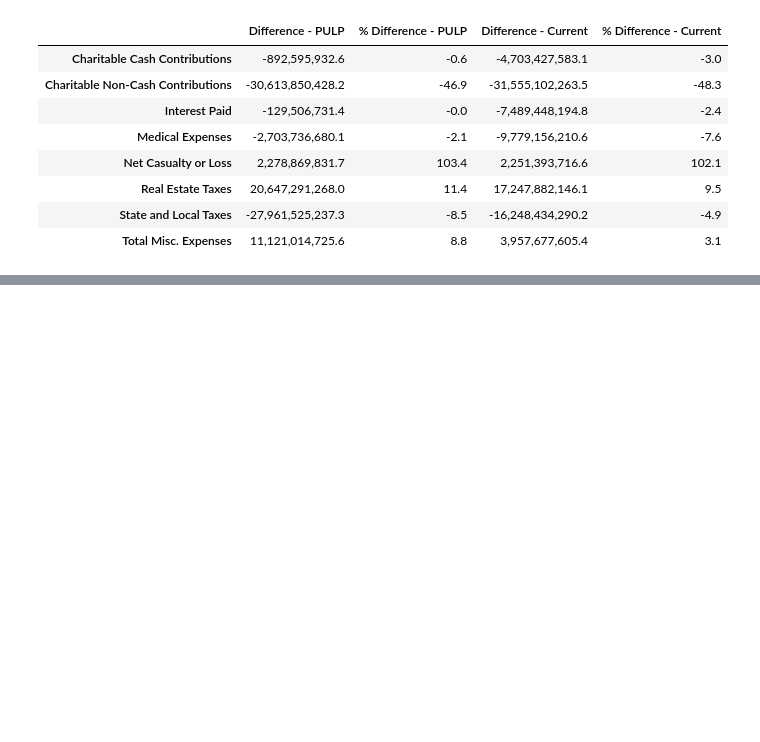
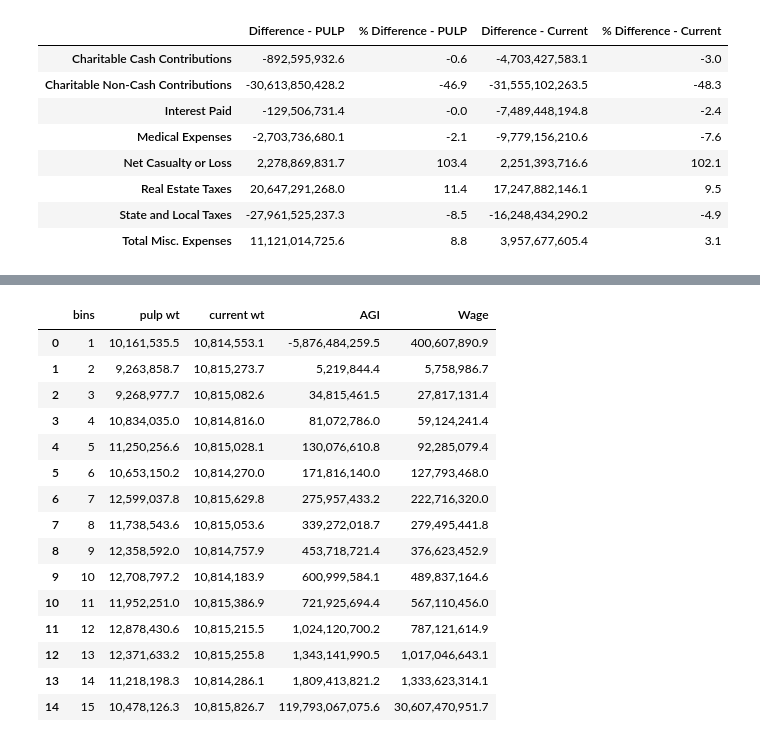
Before and after one commit to andersonfrailey/Notebook-Uploads, a Jupyter notebook: LP Comparisons - PULP.ipynb, the cells around one changed output, grey strips where cells are left out. Cells and saved outputs as stored; diff of their text form; code cells hidden in the pictures; blank space fills up the shorter version.

```diff
--- a/LP Comparisons - PULP.ipynb
+++ b/LP Comparisons - PULP.ipynb
@@ -362,0 +395,19 @@ show(f)
+# %%
+gpdf[['pulp wt', 'current wt', 'AGI', 'Wage']].sum()
+# %% [output]
+|  | bins | pulp wt | current wt | AGI | Wage |
+| 0 | 1 | 10,161,535.5 | 10,814,553.1 | -5,876,484,259.5 | 400,607,890.9 |
+| 1 | 2 | 9,263,858.7 | 10,815,273.7 | 5,219,844.4 | 5,758,986.7 |
+| 2 | 3 | 9,268,977.7 | 10,815,082.6 | 34,815,461.5 | 27,817,131.4 |
+| 3 | 4 | 10,834,035.0 | 10,814,816.0 | 81,072,786.0 | 59,124,241.4 |
+| 4 | 5 | 11,250,256.6 | 10,815,028.1 | 130,076,610.8 | 92,285,079.4 |
+| 5 | 6 | 10,653,150.2 | 10,814,270.0 | 171,816,140.0 | 127,793,468.0 |
+| 6 | 7 | 12,599,037.8 | 10,815,629.8 | 275,957,433.2 | 222,716,320.0 |
+| 7 | 8 | 11,738,543.6 | 10,815,053.6 | 339,272,018.7 | 279,495,441.8 |
+| 8 | 9 | 12,358,592.0 | 10,814,757.9 | 453,718,721.4 | 376,623,452.9 |
+| 9 | 10 | 12,708,797.2 | 10,814,183.9 | 600,999,584.1 | 489,837,164.6 |
+| 10 | 11 | 11,952,251.0 | 10,815,386.9 | 721,925,694.4 | 567,110,456.0 |
+| 11 | 12 | 12,878,430.6 | 10,815,215.5 | 1,024,120,700.2 | 787,121,614.9 |
+| 12 | 13 | 12,371,633.2 | 10,815,255.8 | 1,343,141,990.5 | 1,017,046,643.1 |
+| 13 | 14 | 11,218,198.3 | 10,814,286.1 | 1,809,413,821.2 | 1,333,623,314.1 |
+| 14 | 15 | 10,478,126.3 | 10,815,826.7 | 119,793,067,075.6 | 30,607,470,951.7 |
```
Also changed, not shown: parts of 4 cells of this notebook.
